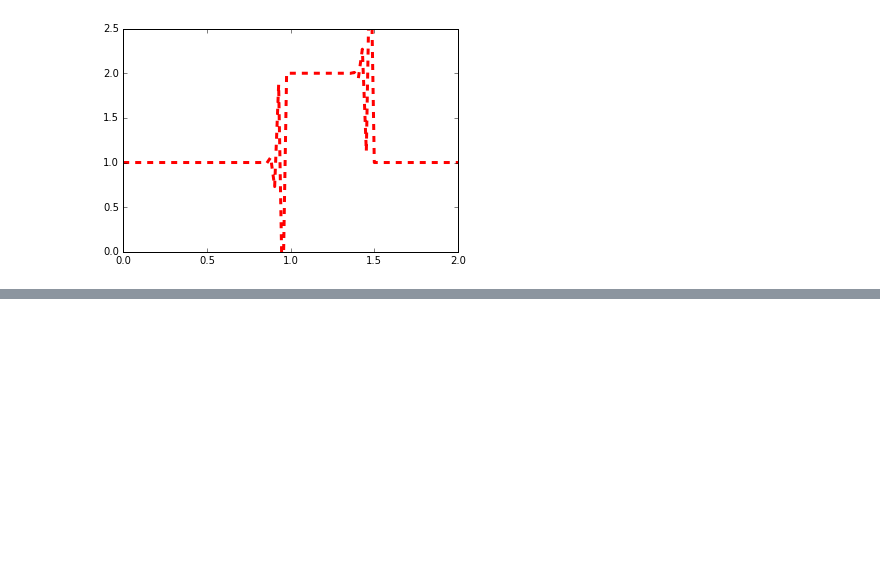
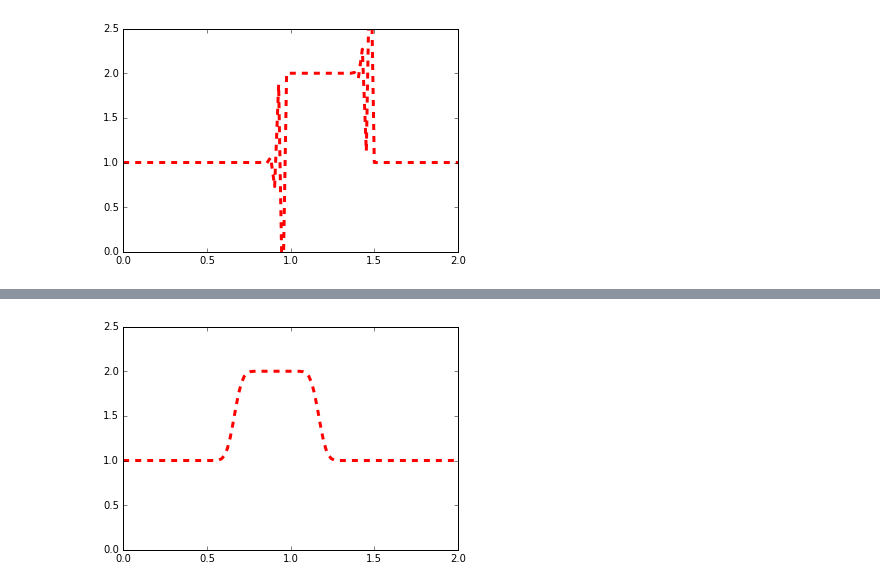
Before and after one commit to aditya3012/NumericalMethods, a Jupyter notebook: M2-Lesson2.ipynb, the cells around one changed output, grey strips where cells are left out. Saved outputs shown, nothing was run; the diff lists cells and outputs as text; code cells hidden in the pictures; blank space fills up the shorter version.

```diff
--- a/M2-Lesson2.ipynb
+++ b/M2-Lesson2.ipynb
@@ -61,0 +82,4 @@ def linearconv(nx)
+# %%
+linearconv(120)
+# %% [output]
+[figure, added]
```
Also changed, not shown: parts of 4 cells of this notebook.
